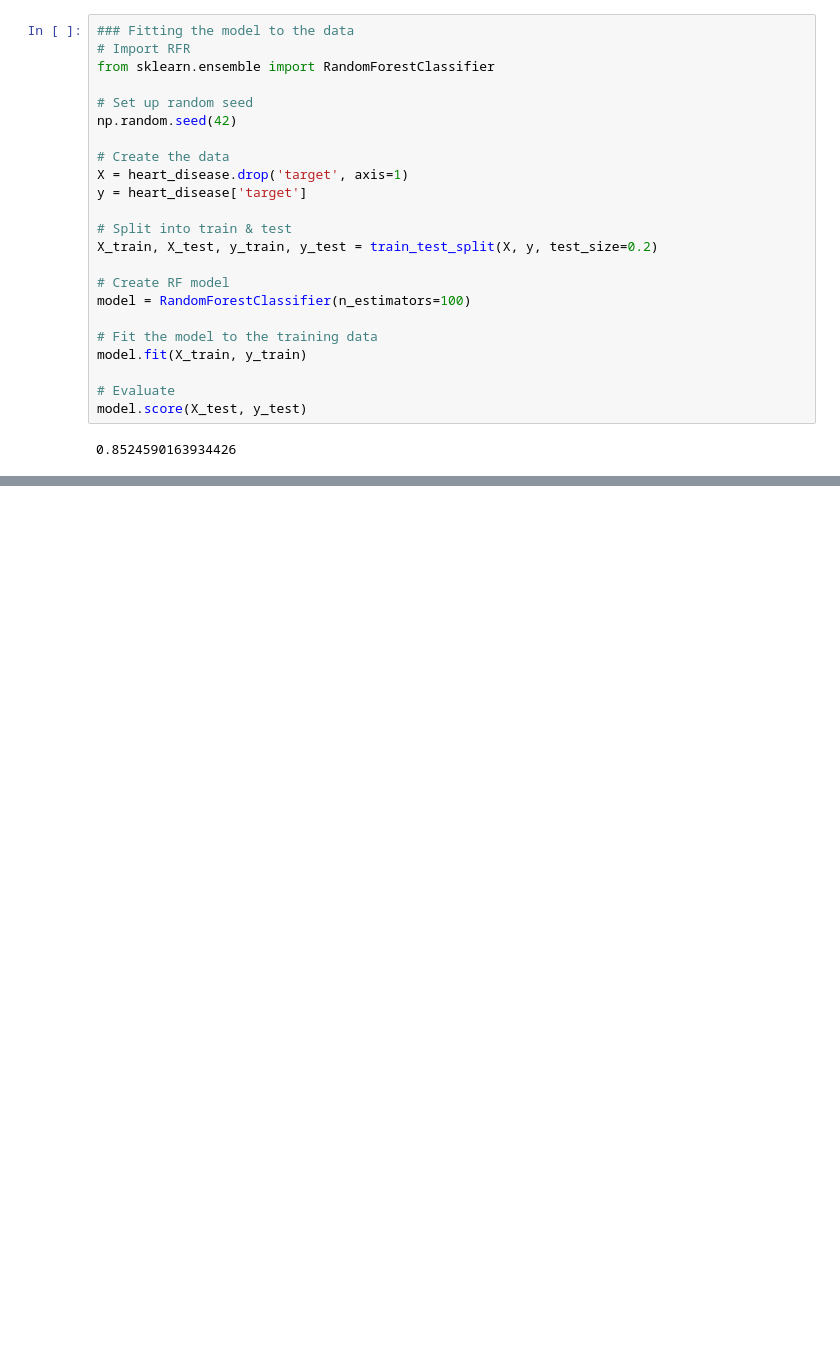
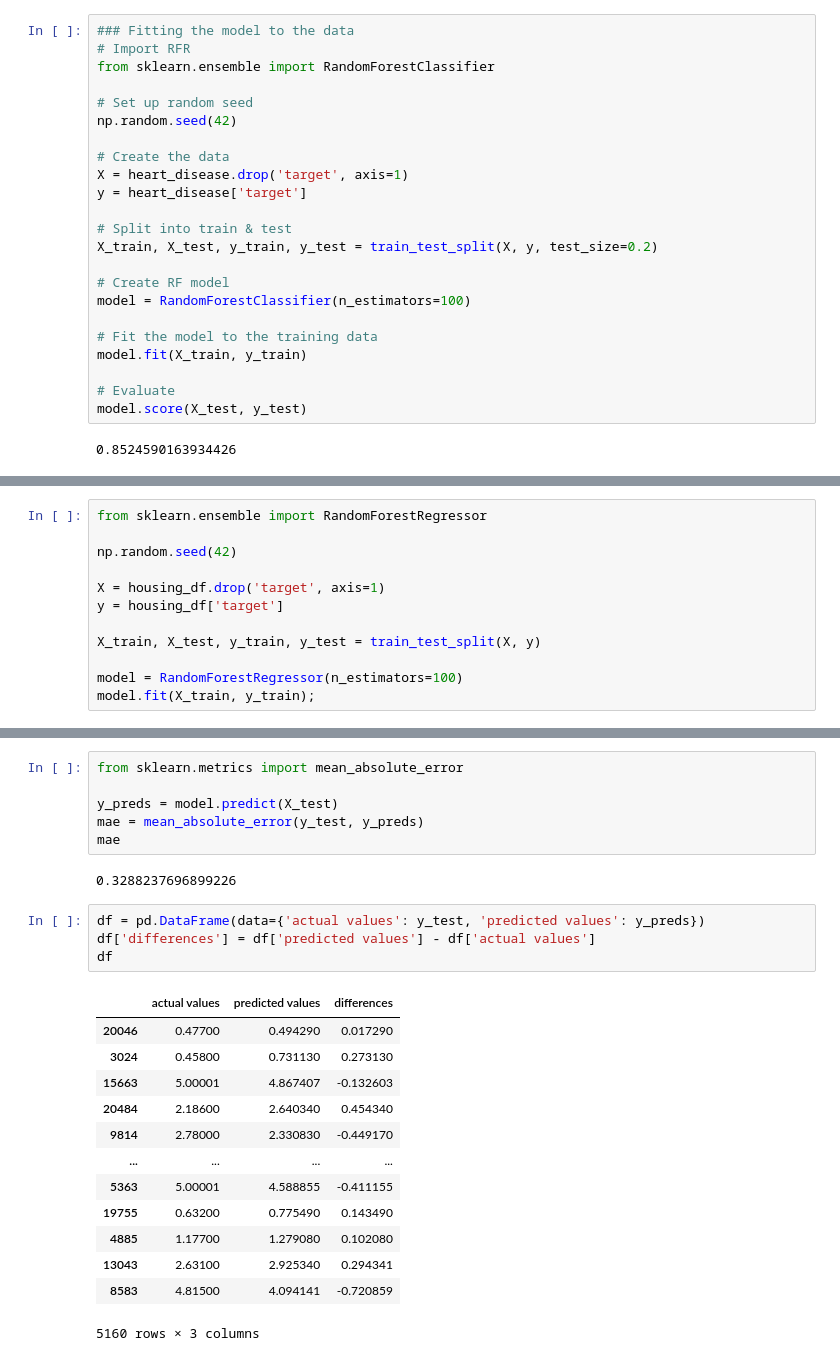
Before and after one commit to kerriannercrawford/udemy-machine-learning, a Jupyter notebook: scikit-learn/scikit-learn.ipynb, the cells around one changed output, grey strips where cells are left out. Cells and saved outputs as stored; diff of their text form; blank space fills up the shorter version.

```diff
--- a/scikit-learn/scikit-learn.ipynb
+++ b/scikit-learn/scikit-learn.ipynb
@@ -725,0 +1122,12 @@ model.score(X_test, y_test)
+# %%
+from sklearn.ensemble import RandomForestRegressor
+
+np.random.seed(42)
+
+X = housing_df.drop('target', axis=1)
+y = housing_df['target']
+
+X_train, X_test, y_train, y_test = train_test_split(X, y)
+
+model = RandomForestRegressor(n_estimators=100)
+model.fit(X_train, y_train);
@@ -725,0 +1151,26 @@ model.score(X_test, y_test)
+# %%
+from sklearn.metrics import mean_absolute_error
+
+y_preds = model.predict(X_test)
+mae = mean_absolute_error(y_test, y_preds)
+mae
+# %% [output]
+0.3288237696899226
+# %%
+df = pd.DataFrame(data={'actual values': y_test, 'predicted values': y_preds})
+df['differences'] = df['predicted values'] - df['actual values']
+df
+# %% [output]
+|  | actual values | predicted values | differences |
+| 20046 | 0.47700 | 0.494290 | 0.017290 |
+| 3024 | 0.45800 | 0.731130 | 0.273130 |
+| 15663 | 5.00001 | 4.867407 | -0.132603 |
+| 20484 | 2.18600 | 2.640340 | 0.454340 |
+| 9814 | 2.78000 | 2.330830 | -0.449170 |
+| ... | ... | ... | ... |
+| 5363 | 5.00001 | 4.588855 | -0.411155 |
+| 19755 | 0.63200 | 0.775490 | 0.143490 |
+| 4885 | 1.17700 | 1.279080 | 0.102080 |
+| 13043 | 2.63100 | 2.925340 | 0.294341 |
+| 8583 | 4.81500 | 4.094141 | -0.720859 |
+5160 rows × 3 columns
```
Also changed, not shown: parts of 48 cells of this notebook.
